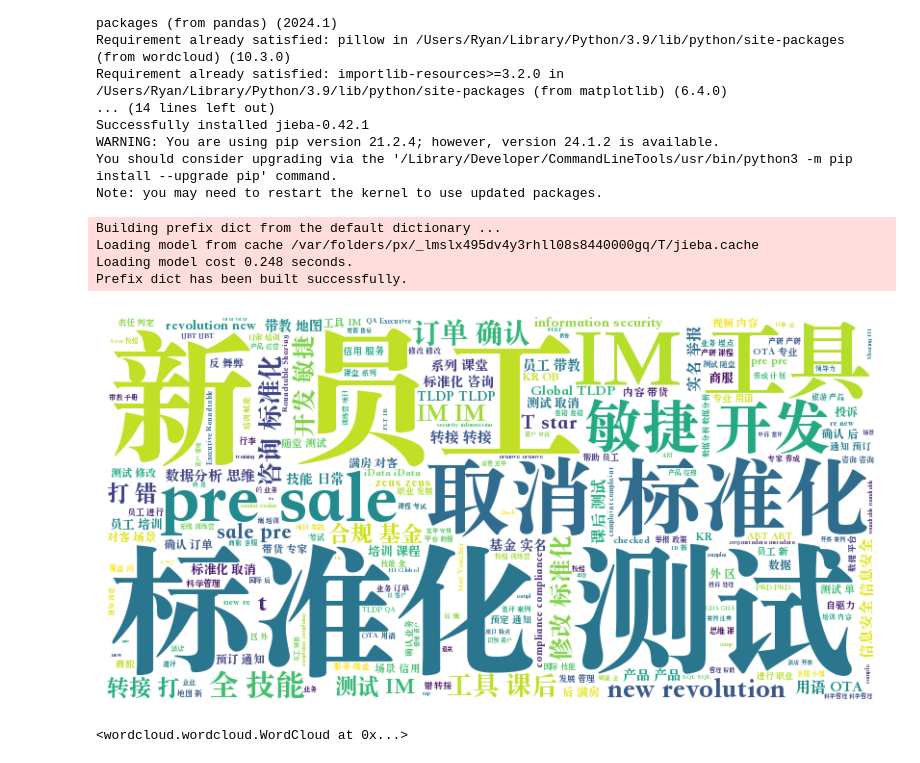
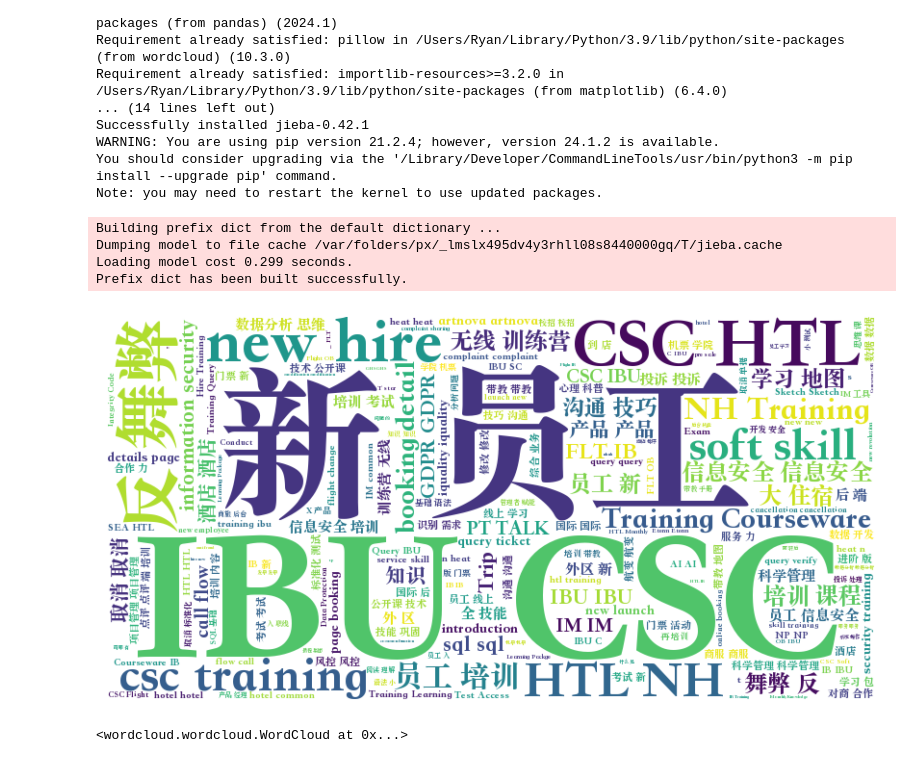
Before and after one commit to WjrRyan/Ryan, a Jupyter notebook: Python/Word.ipynb, the cells around one changed output. Drawn from its saved outputs; the diff is of its cells as text; code cells hidden in the pictures.

```diff
--- a/Python/Word.ipynb
+++ b/Python/Word.ipynb
@@ -52,38 +52,38 @@ import matplotlib.pyplot as plt
 import jieba
 
 # 读取 CSV 文件
-csv_file = '/Users/Ryan/Downloads/word.csv'
+csv_file = '/Users/Ryan/Downloads/word9.csv'
 df = pd.read_csv(csv_file)
 
 # 特殊字符的列名，需要用反引号括起来
 column_name = "JSONExtractString(request_body, 'keyword')"
 
 # 提取列数据并生成文本
 text = ' '.join(df[column_name].astype(str).tolist())
 
 # 使用 jieba 对中文文本进行分词
 words = ' '.join(jieba.cut(text))
 
 # 创建词云对象，指定中文字体
 wordcloud = WordCloud(
     width=800,
     height=400,
     background_color='white',
     font_path='/Library/Fonts/Songti.ttc'  # 替换为系统中存在的中文字体路径
 ).generate(words)
 
 # 显示词云图像
 plt.figure(figsize=(10, 5))
 plt.imshow(wordcloud, interpolation='bilinear')
 plt.axis('off')  # 不显示坐标轴
 plt.show()
 
 # 保存词云图像
 wordcloud.to_file('wordcloud0806.png')
 # %% [output]
 Building prefix dict from the default dictionary ...
-Loading model from cache /var/folders/px/_lmslx495dv4y3rhll08s8440000gq/T/jieba.cache
-Loading model cost 0.248 seconds.
+Dumping model to file cache /var/folders/px/_lmslx495dv4y3rhll08s8440000gq/T/jieba.cache
+Loading model cost 0.299 seconds.
 Prefix dict has been built successfully.
-[figure, old version]
+[figure, new version]
 <wordcloud.wordcloud.WordCloud at 0x...>
```
Also changed, not shown: 1 other file.
